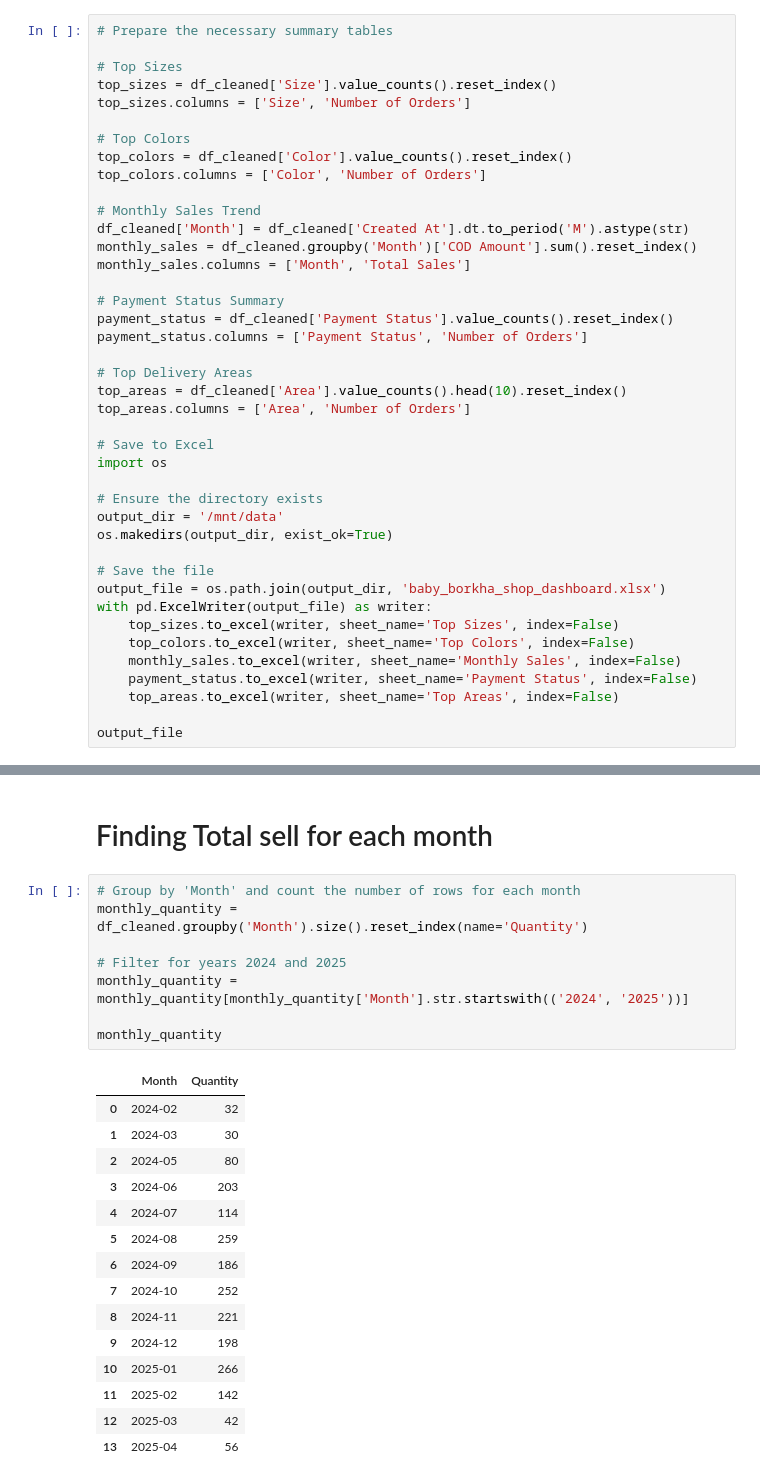
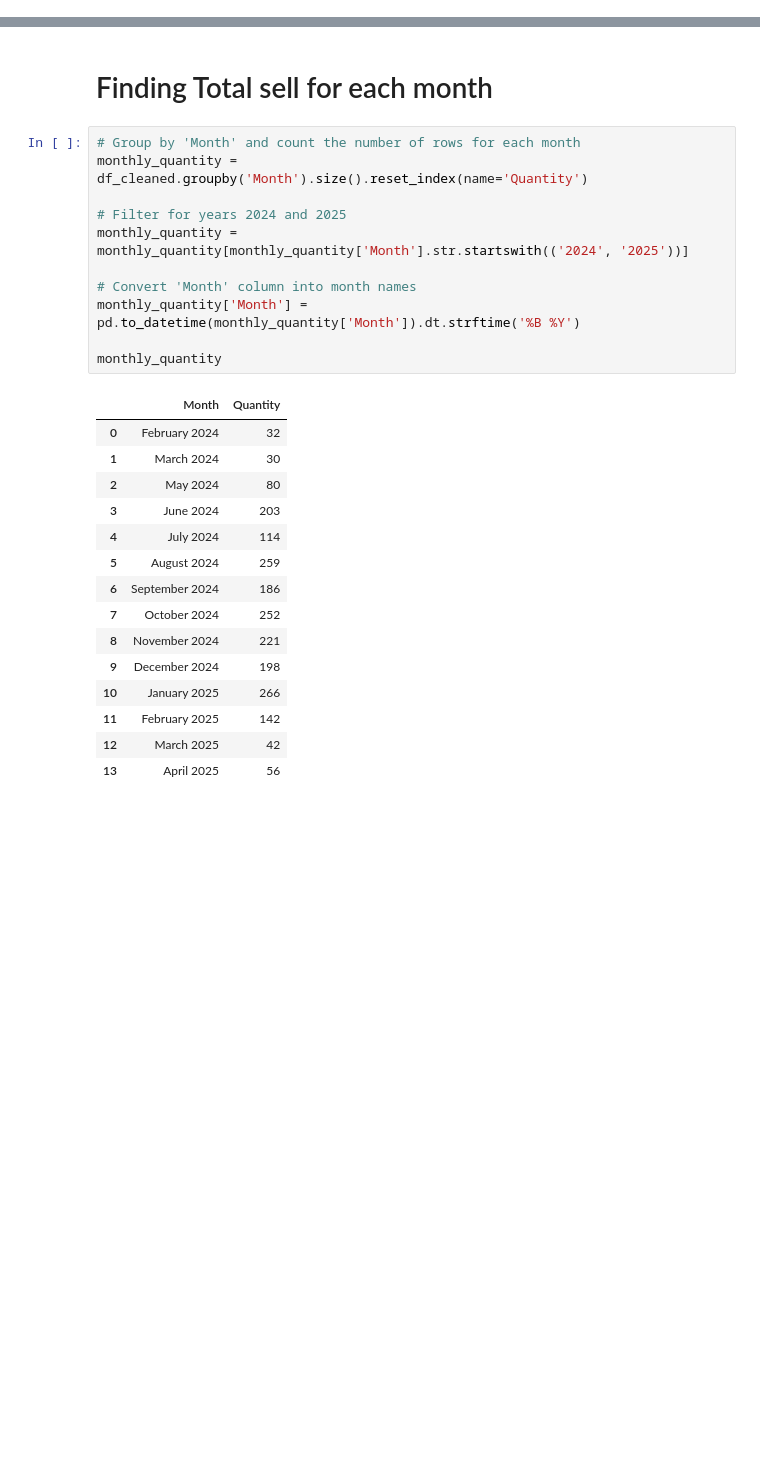
Before and after one commit to ashraful009/ML_final_project, a Jupyter notebook: sell.ipynb, the cells around one changed output, grey strips where cells are left out. Drawn from its saved outputs; the diff is of its cells as text; blank space fills up the shorter version.

```diff
--- a/sell.ipynb
+++ b/sell.ipynb
@@ -227,44 +227,3 @@ Passing `palette` without assigning `hue` is deprecated and will be removed in v
 
   sns.barplot(y=top_areas.index, x=top_areas.values, palette="Oranges_r")
 [figure]
-# %%
-# Prepare the necessary summary tables
-
-# Top Sizes
-top_sizes = df_cleaned['Size'].value_counts().reset_index()
-top_sizes.columns = ['Size', 'Number of Orders']
-
-# Top Colors
-top_colors = df_cleaned['Color'].value_counts().reset_index()
-top_colors.columns = ['Color', 'Number of Orders']
-
-# Monthly Sales Trend
-df_cleaned['Month'] = df_cleaned['Created At'].dt.to_period('M').astype(str)
-monthly_sales = df_cleaned.groupby('Month')['COD Amount'].sum().reset_index()
-monthly_sales.columns = ['Month', 'Total Sales']
-
-# Payment Status Summary
-payment_status = df_cleaned['Payment Status'].value_counts().reset_index()
-payment_status.columns = ['Payment Status', 'Number of Orders']
-
-# Top Delivery Areas
-top_areas = df_cleaned['Area'].value_counts().head(10).reset_index()
-top_areas.columns = ['Area', 'Number of Orders']
-
-# Save to Excel
-import os
-
-# Ensure the directory exists
-output_dir = '/mnt/data'
-os.makedirs(output_dir, exist_ok=True)
-
-# Save the file
-output_file = os.path.join(output_dir, 'baby_borkha_shop_dashboard.xlsx')
-with pd.ExcelWriter(output_file) as writer:
-    top_sizes.to_excel(writer, sheet_name='Top Sizes', index=False)
-    top_colors.to_excel(writer, sheet_name='Top Colors', index=False)
-    monthly_sales.to_excel(writer, sheet_name='Monthly Sales', index=False)
-    payment_status.to_excel(writer, sheet_name='Payment Status', index=False)
-    top_areas.to_excel(writer, sheet_name='Top Areas', index=False)
-
-output_file
@@ -297,24 +256,27 @@ summary_table
 # %%
 # Group by 'Month' and count the number of rows for each month
 monthly_quantity = df_cleaned.groupby('Month').size().reset_index(name='Quantity')
 
 # Filter for years 2024 and 2025
 monthly_quantity = monthly_quantity[monthly_quantity['Month'].str.startswith(('2024', '2025'))]
 
+# Convert 'Month' column into month names
+monthly_quantity['Month'] = pd.to_datetime(monthly_quantity['Month']).dt.strftime('%B %Y')
+
 monthly_quantity
 # %% [output]
 |  | Month | Quantity |
-| 0 | 2024-02 | 32 |
-| 1 | 2024-03 | 30 |
-| 2 | 2024-05 | 80 |
-| 3 | 2024-06 | 203 |
-| 4 | 2024-07 | 114 |
-| 5 | 2024-08 | 259 |
-| 6 | 2024-09 | 186 |
-| 7 | 2024-10 | 252 |
-| 8 | 2024-11 | 221 |
-| 9 | 2024-12 | 198 |
-| 10 | 2025-01 | 266 |
-| 11 | 2025-02 | 142 |
-| 12 | 2025-03 | 42 |
-| 13 | 2025-04 | 56 |
+| 0 | February 2024 | 32 |
+| 1 | March 2024 | 30 |
+| 2 | May 2024 | 80 |
+| 3 | June 2024 | 203 |
+| 4 | July 2024 | 114 |
+| 5 | August 2024 | 259 |
+| 6 | September 2024 | 186 |
+| 7 | October 2024 | 252 |
+| 8 | November 2024 | 221 |
+| 9 | December 2024 | 198 |
+| 10 | January 2025 | 266 |
+| 11 | February 2025 | 142 |
+| 12 | March 2025 | 42 |
+| 13 | April 2025 | 56 |
```
Also changed, not shown: parts of 5 cells of this notebook.
